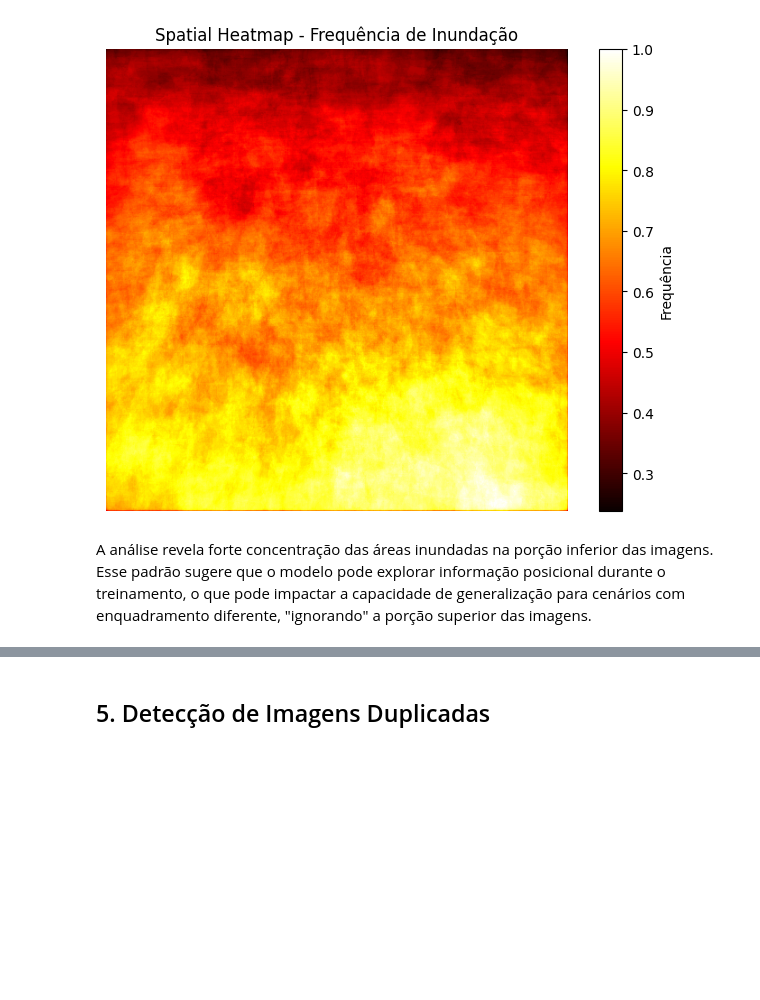
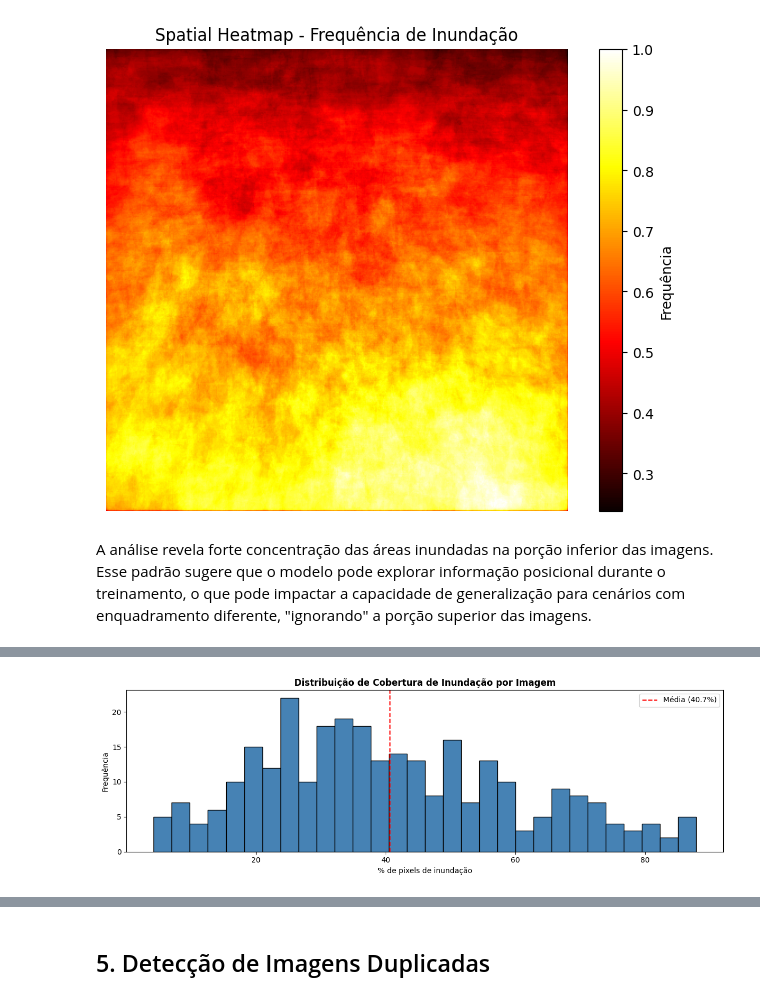
Before and after one commit to Alan-oliveir/squad-4_segmentacao_areas_inundacao, a Jupyter notebook: notebooks/squad_4_segmentacao_areas_inundacao.ipynb, the cells around one changed output, grey strips where cells are left out. Saved outputs shown, nothing was run; the diff lists cells and outputs as text; code cells hidden in the pictures; blank space fills up the shorter version.

Commit message:
feat: adiciona seção 4.3 com análise de distribuição de cobertura de inundação por imagem

```diff
--- a/notebooks/squad_4_segmentacao_areas_inundacao.ipynb
+++ b/notebooks/squad_4_segmentacao_areas_inundacao.ipynb
@@ -1266,0 +1277,23 @@ A análise revela forte concentração das áreas inundadas na porção inferior
+# %%
+from PIL import Image
+import numpy as np
+import os
+from tqdm import tqdm
+
+coverage_per_image = []
+
+for mask_name in tqdm(sorted(os.listdir(MASK_DIR)), desc="Calculando cobertura"):
+    mask = np.array(Image.open(os.path.join(MASK_DIR, mask_name)).convert('L'))
+    mask_bin = (mask > 127).astype(np.uint8)
+    coverage = mask_bin.sum() / mask_bin.size * 100
+    coverage_per_image.append(coverage)
+
+coverage_per_image = np.array(coverage_per_image)
+
+print(f"\nCobertura média:   {coverage_per_image.mean():.1f}%")
+print(f"Desvio padrão:     {coverage_per_image.std():.1f}%")
+print(f"Mínima:            {coverage_per_image.min():.1f}%")
+print(f"Máxima:            {coverage_per_image.max():.1f}%")
+print(f"\nImagens com < 10% de inundação: {(coverage_per_image < 10).sum()}")
+print(f"Imagens com 10% a 50%: {((coverage_per_image >= 10) & (coverage_per_image <= 50)).sum()}")
+print(f"Imagens com > 50% de inundação: {(coverage_per_image > 50).sum()}")
@@ -1266,0 +1309,14 @@ A análise revela forte concentração das áreas inundadas na porção inferior
+# %%
+import matplotlib.pyplot as plt
+
+plt.figure(figsize=(12, 4))
+plt.hist(coverage_per_image, bins=30, color='steelblue', edgecolor='black')
+plt.axvline(coverage_per_image.mean(), color='red', linestyle='--', label=f'Média ({coverage_per_image.mean():.1f}%)')
+plt.title('Distribuição de Cobertura de Inundação por Imagem', fontweight='bold')
+plt.xlabel('% de pixels de inundação')
+plt.ylabel('Frequência')
+plt.legend()
+plt.tight_layout()
+plt.show()
+# %% [output]
+[figure, added]
```
Also changed, not shown: parts of 4 cells of this notebook.
